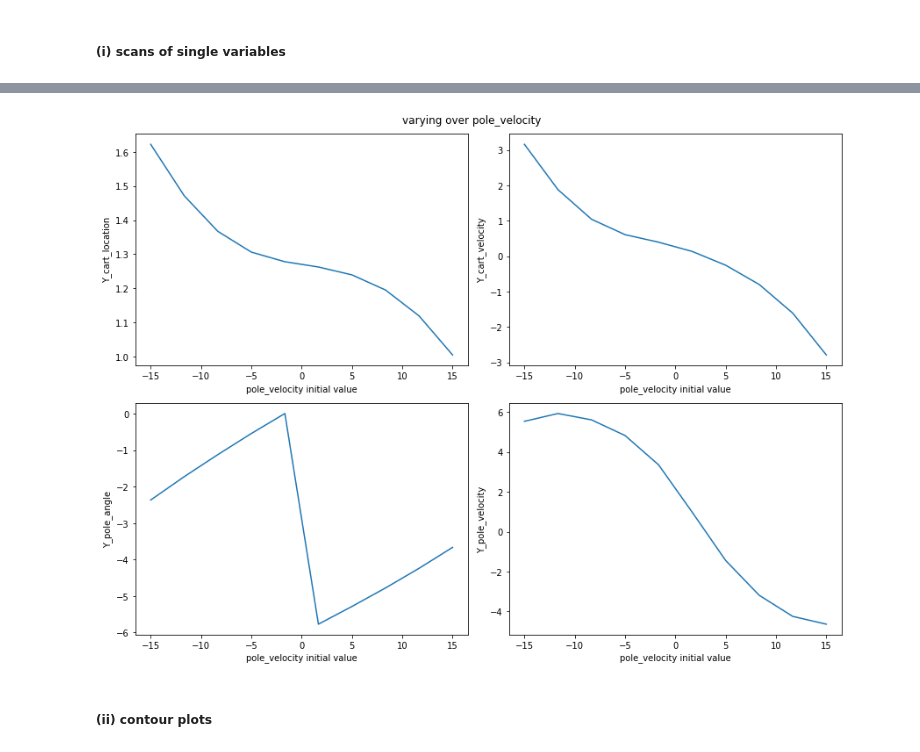
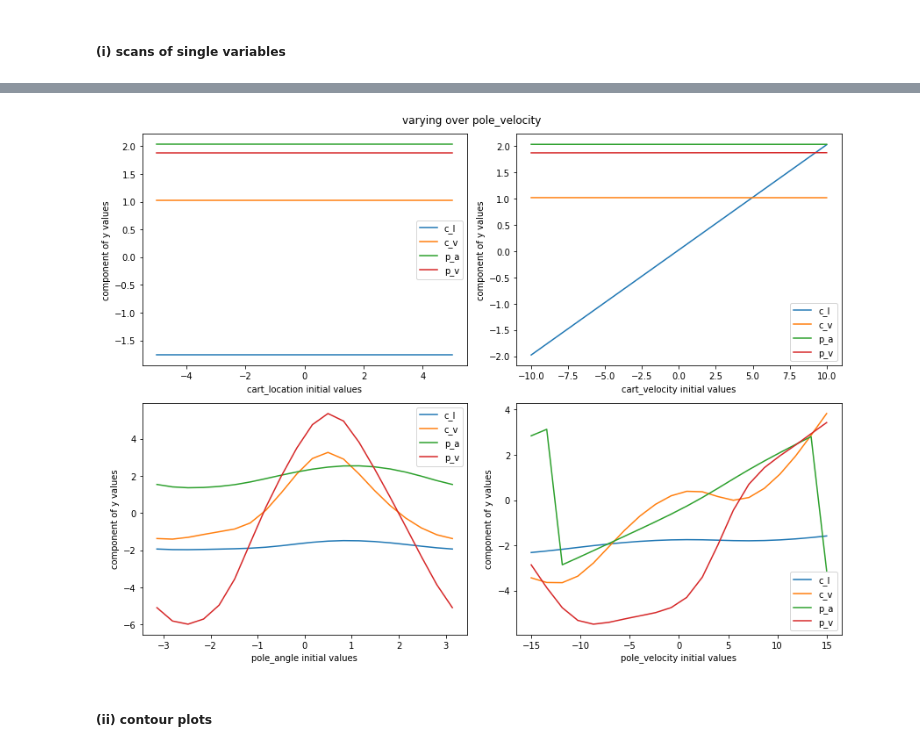
Before and after one commit to jordanesmith/SF3-Machine-Learning-Project, a Jupyter notebook: MyCode.ipynb, the cells around one changed output, grey strips where cells are left out. Drawn from its saved outputs; the diff is of its cells as text; code cells hidden in the pictures.

```diff
--- a/MyCode.ipynb
+++ b/MyCode.ipynb
@@ -15,7 +16,8 @@ print(initial_x)
 index_to_variable = {0 : 'cart_location', 1 : 'cart_velocity', 2 : 'pole_angle', 3 : 'pole_velocity'}
 
 list_of_index_pairs = [[0,1],[0,2],[0,3],[1,2],[1,3],[2,3]]
-x_range_for_index = {0 : np.linspace(-5,5,10), 1 : np.linspace(-10,10,10), 2 : np.linspace(-np.pi,np.pi,10), 3 : np.linspace(-15,15,10)}
+no_samples = 20
+x_range_for_index = {0 : np.linspace(-5,5,no_samples), 1 : np.linspace(-10,10,no_samples), 2 : np.linspace(-np.pi,np.pi,no_samples), 3 : np.linspace(-15,15,no_samples)}
 
 remap_angle = True
 # %% [output]
@@ -61,21 +63,24 @@ def move_cart(initial_x, steps=10, visual=False, display_plots=True, remap_angle
     t = range(x_history.shape[0]) if steps > 1 else 1
 
     if display_plots and steps > 1:
-        fig, axs = plt.subplots(2, 2, figsize=(12, 9))
+        fig, axs = plt.subplots(1, 3, figsize=(20, 5))
 
-        axs[0,0].plot(t, [x[0] for x in x_history])
-        axs[0,0].set_ylabel('cart_location')
-        axs[0,0].set_xlabel('time step')
-        axs[0,1].plot(t, [x[1] for x in x_history])
-        axs[0,1].set_ylabel('cart_velocity')
-        axs[0,1].set_xlabel('time step')
-        axs[1,0].plot(t, [x[2] for x in x_history])
-        axs[1,0].set_ylabel('pole_angle')
-        axs[1,0].set_xlabel('time step')
-        axs[1,1].plot(t, [x[3] for x in x_history])
-        axs[1,1].set_ylabel('pole_velocity')
-        axs[1,1].set_xlabel('time step')
+        axs[0].plot(t, [x[0] for x in x_history], label='cart_location')
+        axs[0].plot(t, [x[1] for x in x_history], label='cart_velocity')
+        axs[0].plot(t, [x[2] for x in x_history], label='pole_angle')
+        axs[0].plot(t, [x[3] for x in x_history], label='pole_velocity')
+        axs[0].legend()
+
+        axs[1].plot([x[0] for x in x_history], [x[1] for x in x_history])
+        axs[1].set_xlabel('cart_location')
+        axs[1].set_ylabel('cart_velocity')
+
+        axs[2].scatter([x[2] for x in x_history], [x[3] for x in x_history])
+        axs[2].set_xlabel('pole_angle')
+        axs[2].set_ylabel('pole_velocity')
+
         fig.tight_layout()
+
     elif display_plots and steps == 1: print("You're trying to plot over {} steps, which is not plottable, pick a number greater than 1".format(steps))
 
     if len(x_history) != 4: return x_history[-1]
@@ -222,7 +201,8 @@ plot_y_as_difference_in_x(2, np.linspace(-np.pi,np.pi,10))
-# %%
-plot_y_as_difference_in_x(3, np.linspace(-15,15,10))
-# %% [output]
-[figure, removed]
+# %%
+plot_y_as_difference_in_x()
+# plt.savefig('plots/y_as_difference_scan_1')
+# %% [output]
+[figure, added]
 # %% [markdown]
 ##### (ii) contour plots
 # %%
```
Also changed, not shown: parts of 39 cells of this notebook.
